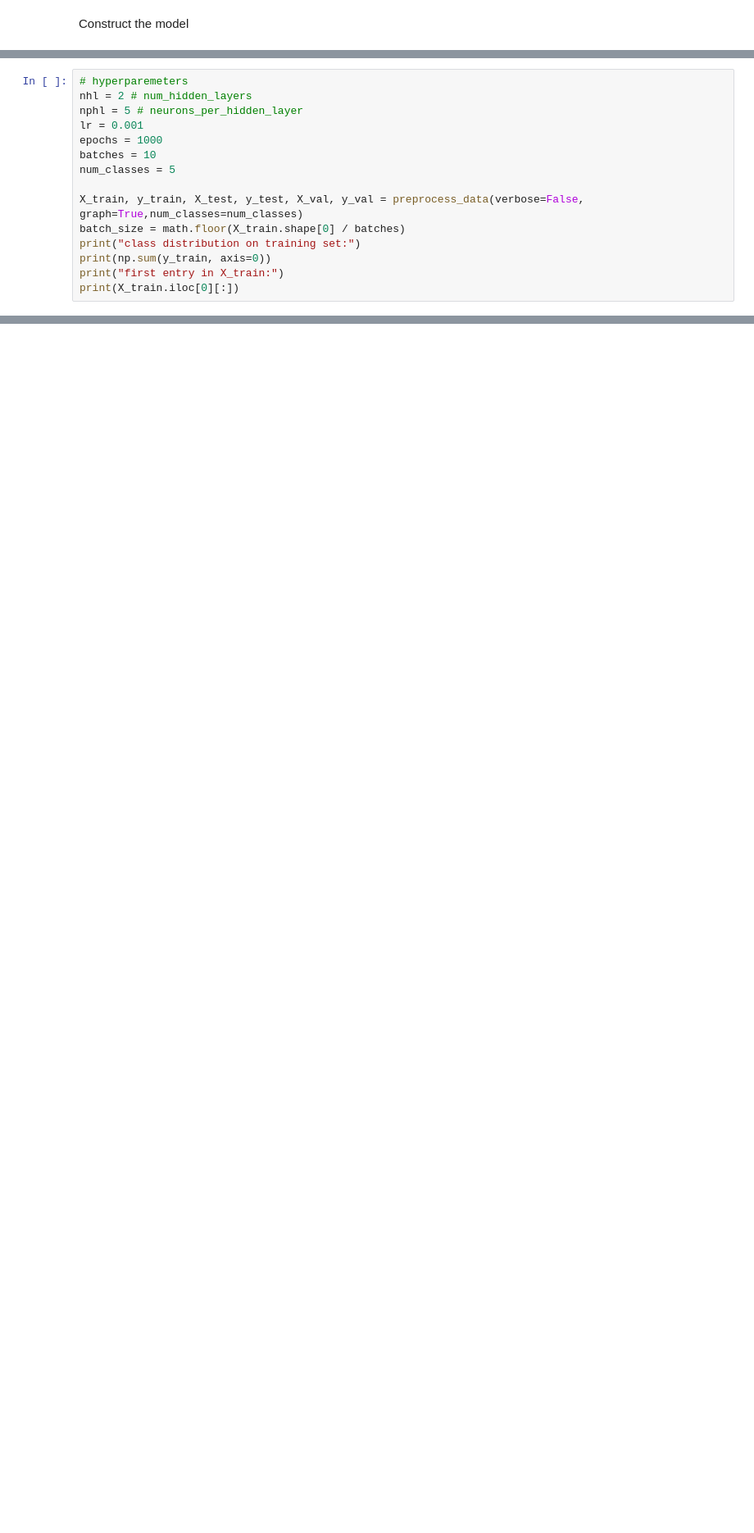
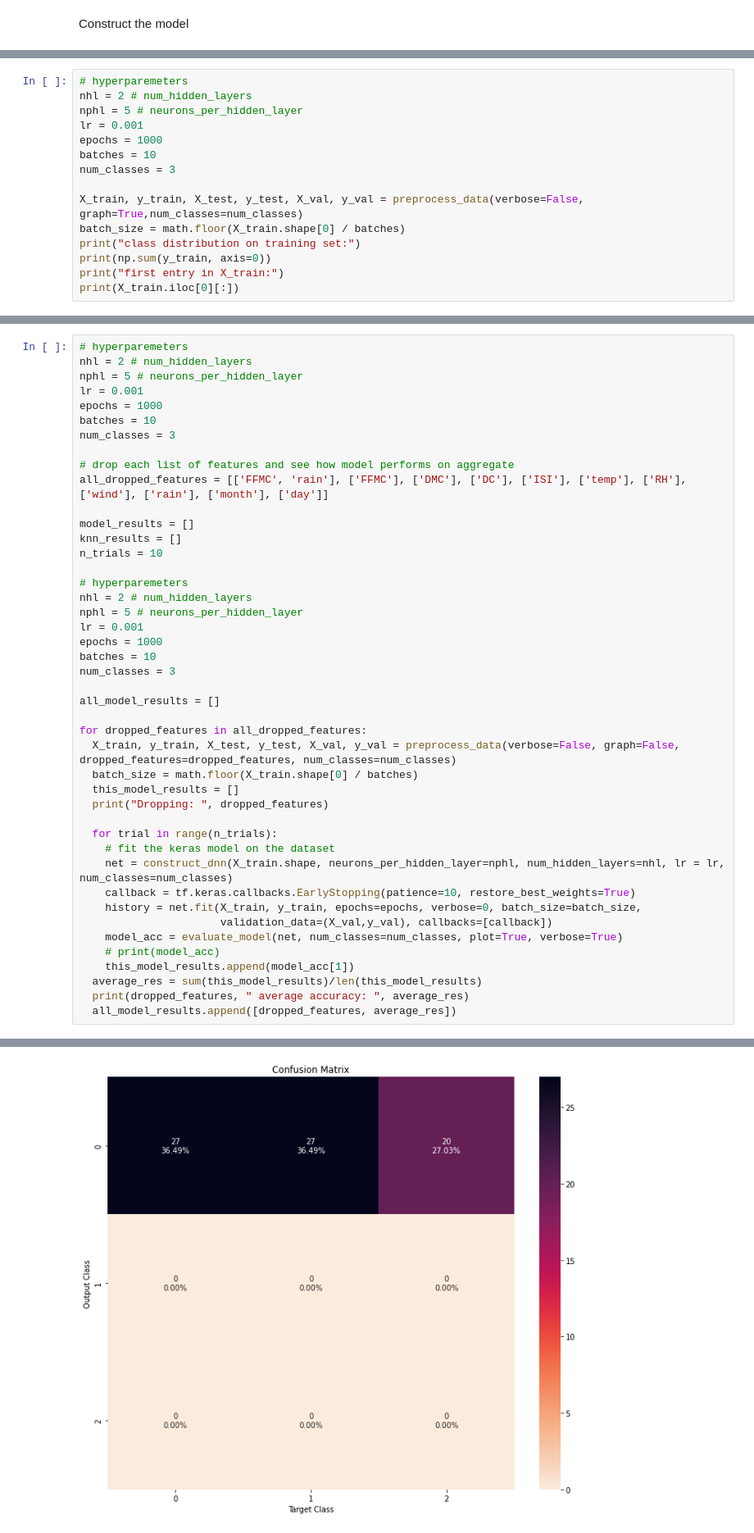
Before and after one commit to boraks4/537-project, a Jupyter notebook: forestfires.ipynb, the cells around one changed output, grey strips where cells are left out. Shown at 82% size. Cells and saved outputs as stored; diff of their text form; blank space fills up the shorter version.

Commit message:
drop several features; no coorelation!

```diff
--- a/forestfires.ipynb
+++ b/forestfires.ipynb
@@ -274,7 +275,7 @@ nphl = 5 # neurons_per_hidden_layer
 lr = 0.001
 epochs = 1000
 batches = 10
-num_classes = 5
+num_classes = 3
 
 X_train, y_train, X_test, y_test, X_val, y_val = preprocess_data(verbose=False, graph=True,num_classes=num_classes)
 batch_size = math.floor(X_train.shape[0] / batches)
@@ -338,0 +340,45 @@ Try dropping some features
+# %%
+# hyperparemeters
+nhl = 2 # num_hidden_layers
+nphl = 5 # neurons_per_hidden_layer
+lr = 0.001
+epochs = 1000
+batches = 10
+num_classes = 3
+
+# drop each list of features and see how model performs on aggregate
+all_dropped_features = [['FFMC', 'rain'], ['FFMC'], ['DMC'], ['DC'], ['ISI'], ['temp'], ['RH'], ['wind'], ['rain'], ['month'], ['day']]
+
+model_results = []
+knn_results = []
+n_trials = 10
+
+# hyperparemeters
+nhl = 2 # num_hidden_layers
+nphl = 5 # neurons_per_hidden_layer
+lr = 0.001
+epochs = 1000
+batches = 10
+num_classes = 3
+
+all_model_results = []
+
+for dropped_features in all_dropped_features:
+  X_train, y_train, X_test, y_test, X_val, y_val = preprocess_data(verbose=False, graph=False, dropped_features=dropped_features, num_classes=num_classes)
+  batch_size = math.floor(X_train.shape[0] / batches)
+  this_model_results = []
+  print("Dropping: ", dropped_features)
+
+  for trial in range(n_trials):
+    # fit the keras model on the dataset
+    net = construct_dnn(X_train.shape, neurons_per_hidden_layer=nphl, num_hidden_layers=nhl, lr = lr, num_classes=num_classes)
+    callback = tf.keras.callbacks.EarlyStopping(patience=10, restore_best_weights=True)
+    history = net.fit(X_train, y_train, epochs=epochs, verbose=0, batch_size=batch_size,
+                      validation_data=(X_val,y_val), callbacks=[callback])
+    model_acc = evaluate_model(net, num_classes=num_classes, plot=True, verbose=True)
+    # print(model_acc)
+    this_model_results.append(model_acc[1])
+  average_res = sum(this_model_results)/len(this_model_results)
+  print(dropped_features, " average accuracy: ", average_res)
+  all_model_results.append([dropped_features, average_res])
+# %% [output]
@@ -338,0 +389 @@ Try dropping some features
+[figure, added]
```
Also changed, not shown: parts of 11 cells of this notebook.
